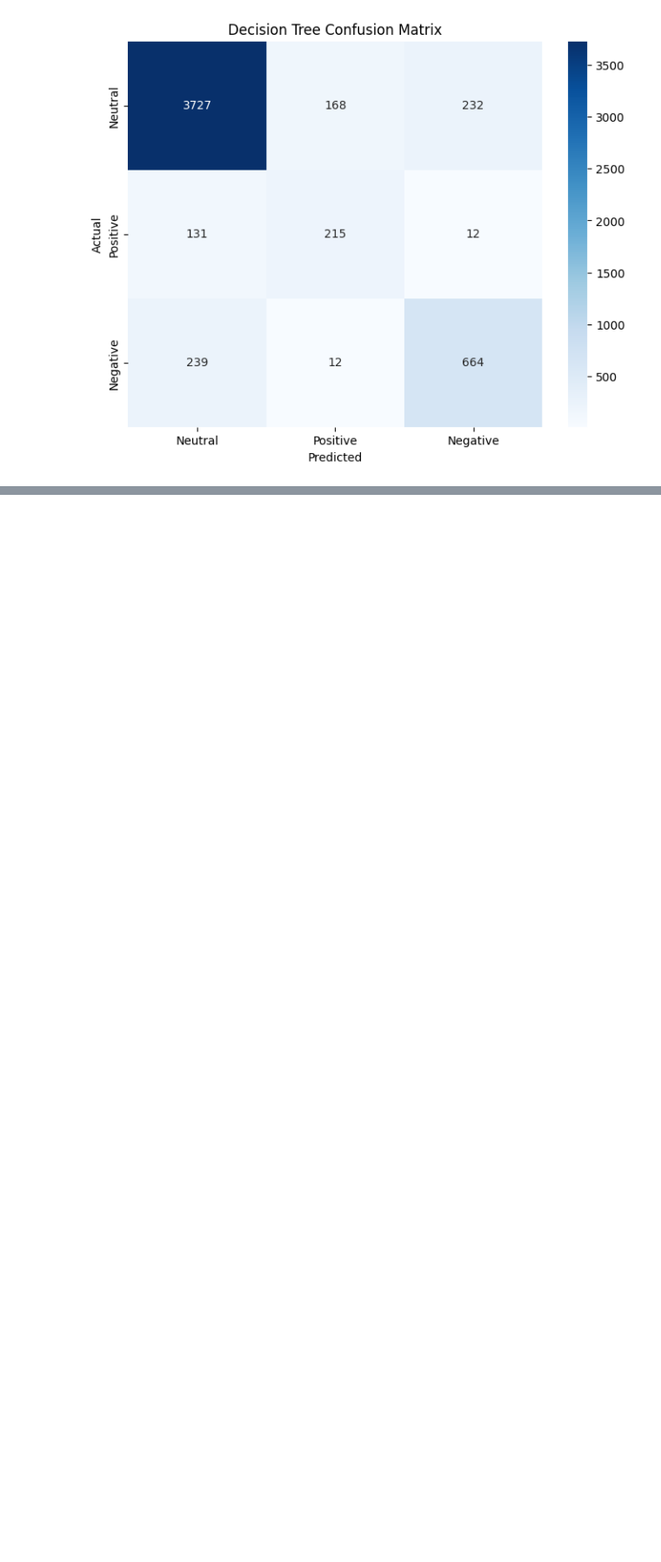
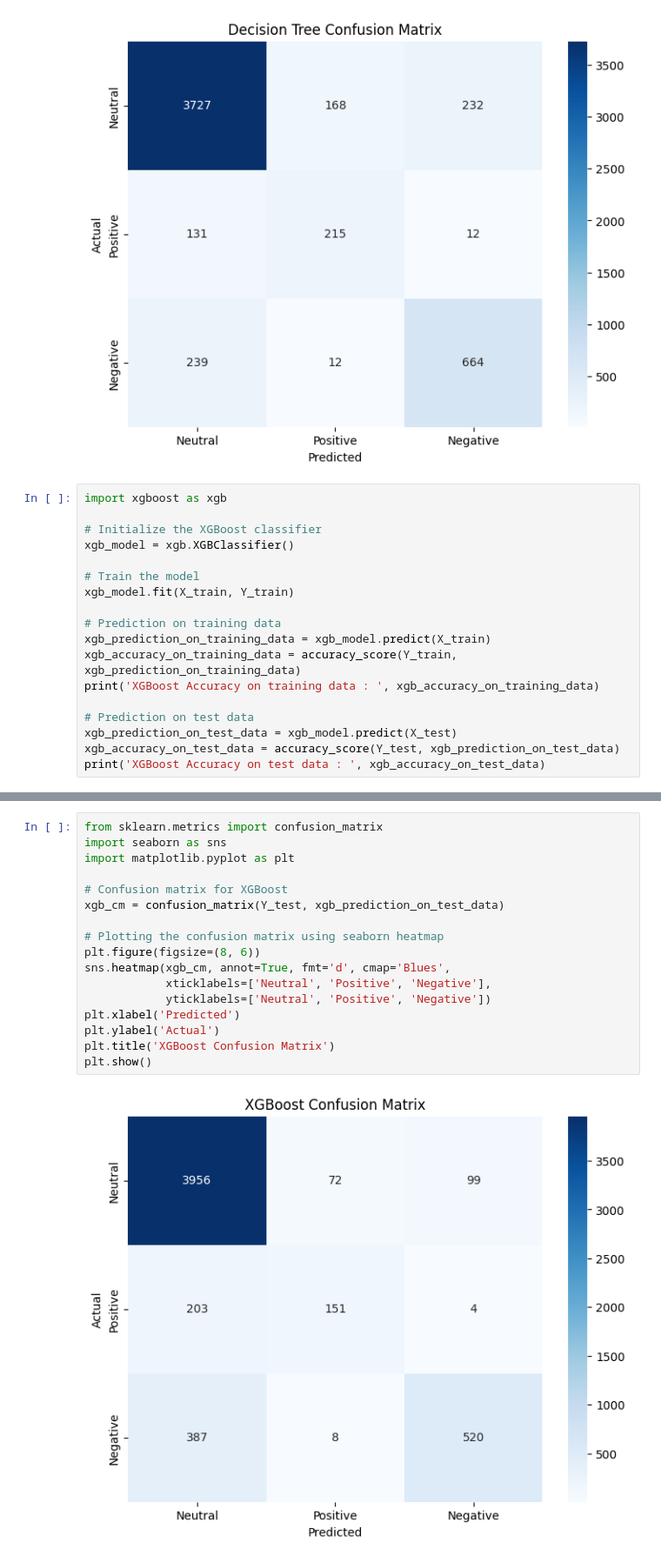
Before and after one commit to Shreyashh09/PBL-2, a Jupyter notebook: TF-IDF_RF_NB_DT_XGB/CovidSenti_A_rf_nb_dt_xgb_27k.ipynb, the cells around one changed output, grey strips where cells are left out. Shown at 87% size. Cells and saved outputs as stored; diff of their text form; blank space fills up the shorter version.

Commit message:
implement xgboost

```diff
--- a/TF-IDF_RF_NB_DT/CovidSenti_A_rf_nb_dt_27k.ipynb
+++ b/TF-IDF_RF_NB_DT_XGB/CovidSenti_A_rf_nb_dt_xgb_27k.ipynb
@@ -224,3 +223,21 @@ plt.title('Decision Tree Confusion Matrix')
 plt.show()
 # %% [output]
 [figure]
+# %%
+import xgboost as xgb
+
+# Initialize the XGBoost classifier
+xgb_model = xgb.XGBClassifier()
+
+# Train the model
+xgb_model.fit(X_train, Y_train)
+
+# Prediction on training data
+xgb_prediction_on_training_data = xgb_model.predict(X_train)
+xgb_accuracy_on_training_data = accuracy_score(Y_train, xgb_prediction_on_training_data)
+print('XGBoost Accuracy on training data : ', xgb_accuracy_on_training_data)
+
+# Prediction on test data
+xgb_prediction_on_test_data = xgb_model.predict(X_test)
+xgb_accuracy_on_test_data = accuracy_score(Y_test, xgb_prediction_on_test_data)
+print('XGBoost Accuracy on test data : ', xgb_accuracy_on_test_data)
@@ -226,0 +247,19 @@ plt.show()
+# %%
+from sklearn.metrics import confusion_matrix
+import seaborn as sns
+import matplotlib.pyplot as plt
+
+# Confusion matrix for XGBoost
+xgb_cm = confusion_matrix(Y_test, xgb_prediction_on_test_data)
+
+# Plotting the confusion matrix using seaborn heatmap
+plt.figure(figsize=(8, 6))
+sns.heatmap(xgb_cm, annot=True, fmt='d', cmap='Blues',
+            xticklabels=['Neutral', 'Positive', 'Negative'],
+            yticklabels=['Neutral', 'Positive', 'Negative'])
+plt.xlabel('Predicted')
+plt.ylabel('Actual')
+plt.title('XGBoost Confusion Matrix')
+plt.show()
+# %% [output]
+[figure, added]
```
Also changed, not shown: parts of 2 cells of this notebook, 1 other file.
